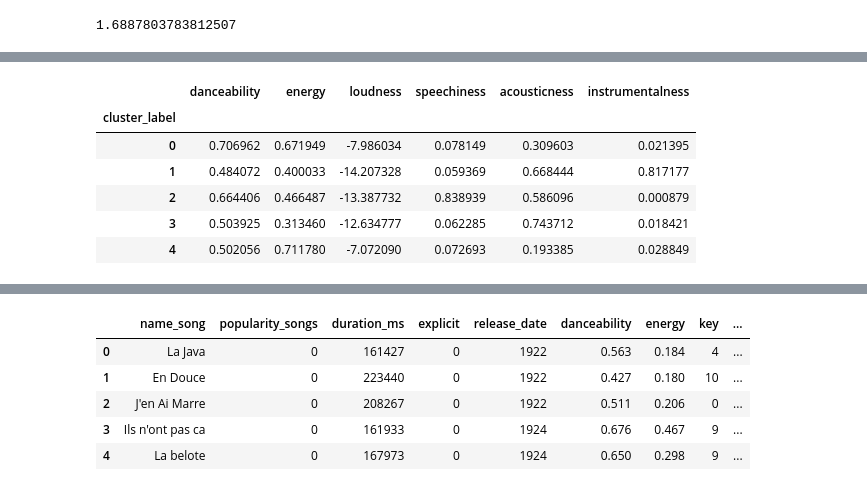
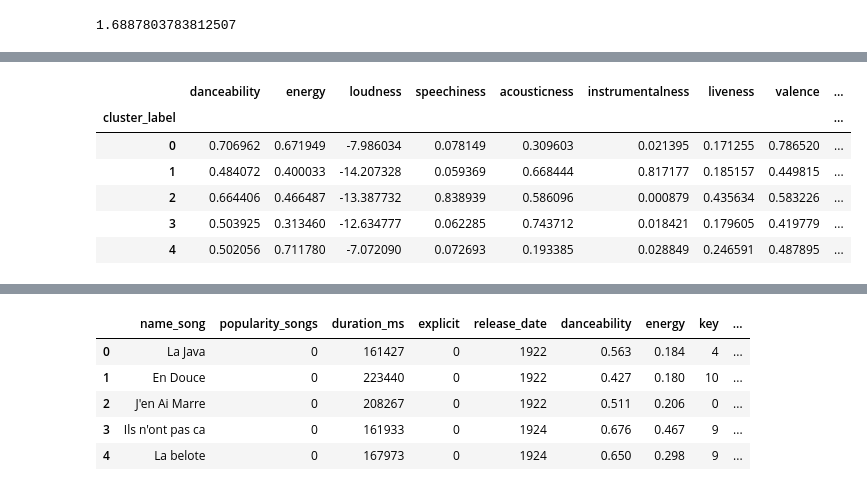
Before and after one commit to ufarooq8627/Amazon_Music_clustering, a Jupyter notebook: music_clustering.ipynb, the cells around one changed output, grey strips where cells are left out. Drawn from its saved outputs; the diff is of its cells as text; code cells hidden in the pictures.

```diff
--- a/music_clustering.ipynb
+++ b/music_clustering.ipynb
@@ -344,17 +437,18 @@ plt.show()
 # %%
-# interpretation (Decoding and Saving)
+# INTERPRETATION (Decoding and Saving)
 
-features_to_check = ['danceability', 'energy', 'loudness', 'speechiness', 'acousticness', 'instrumentalness']
+features_to_check = ['danceability', 'energy', 'loudness', 'speechiness', 'acousticness',
+                        'instrumentalness', 'liveness', 'valence', 'tempo', 'duration_ms']
 cluster_means = df.groupby('cluster_label')[features_to_check].mean()
 cluster_means
 # %% [output]
-|  | danceability | energy | loudness | speechiness | acousticness | instrumentalness |
-| cluster_label |  |  |  |  |  |  |
-| 0 | 0.706962 | 0.671949 | -7.986034 | 0.078149 | 0.309603 | 0.021395 |
-| 1 | 0.484072 | 0.400033 | -14.207328 | 0.059369 | 0.668444 | 0.817177 |
-| 2 | 0.664406 | 0.466487 | -13.387732 | 0.838939 | 0.586096 | 0.000879 |
-| 3 | 0.503925 | 0.313460 | -12.634777 | 0.062285 | 0.743712 | 0.018421 |
-| 4 | 0.502056 | 0.711780 | -7.072090 | 0.072693 | 0.193385 | 0.028849 |
+|  | danceability | energy | loudness | speechiness | acousticness | instrumentalness | liveness | valence | ... |
+| cluster_label |  |  |  |  |  |  |  |  | ... |
+| 0 | 0.706962 | 0.671949 | -7.986034 | 0.078149 | 0.309603 | 0.021395 | 0.171255 | 0.786520 | ... |
+| 1 | 0.484072 | 0.400033 | -14.207328 | 0.059369 | 0.668444 | 0.817177 | 0.185157 | 0.449815 | ... |
+| 2 | 0.664406 | 0.466487 | -13.387732 | 0.838939 | 0.586096 | 0.000879 | 0.435634 | 0.583226 | ... |
+| 3 | 0.503925 | 0.313460 | -12.634777 | 0.062285 | 0.743712 | 0.018421 | 0.179605 | 0.419779 | ... |
+| 4 | 0.502056 | 0.711780 | -7.072090 | 0.072693 | 0.193385 | 0.028849 | 0.246591 | 0.487895 | ... |
 # %%
 plot_data = cluster_means.reset_index().melt(id_vars='cluster_label')
 
```
Also changed, not shown: parts of 26 cells of this notebook.
